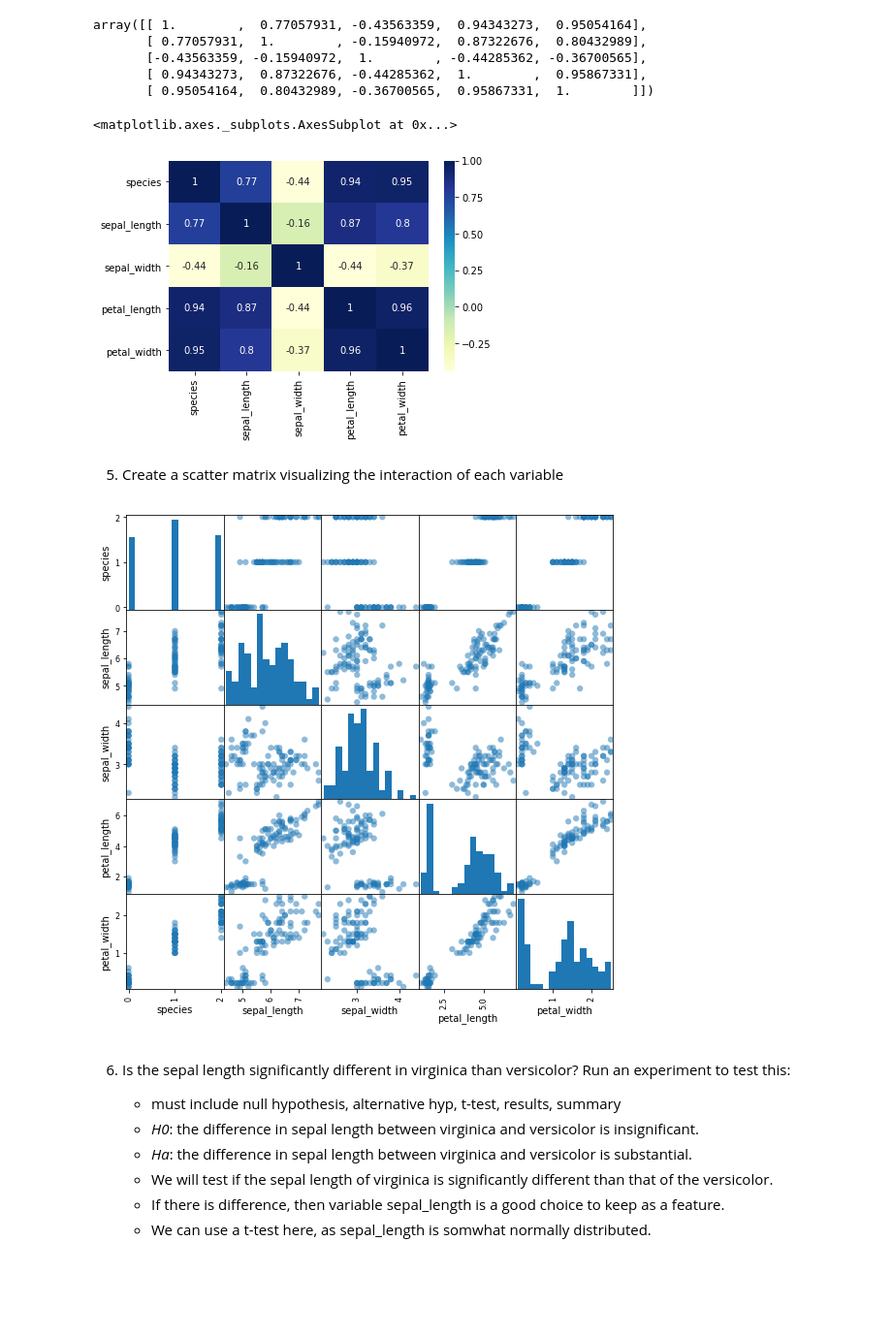
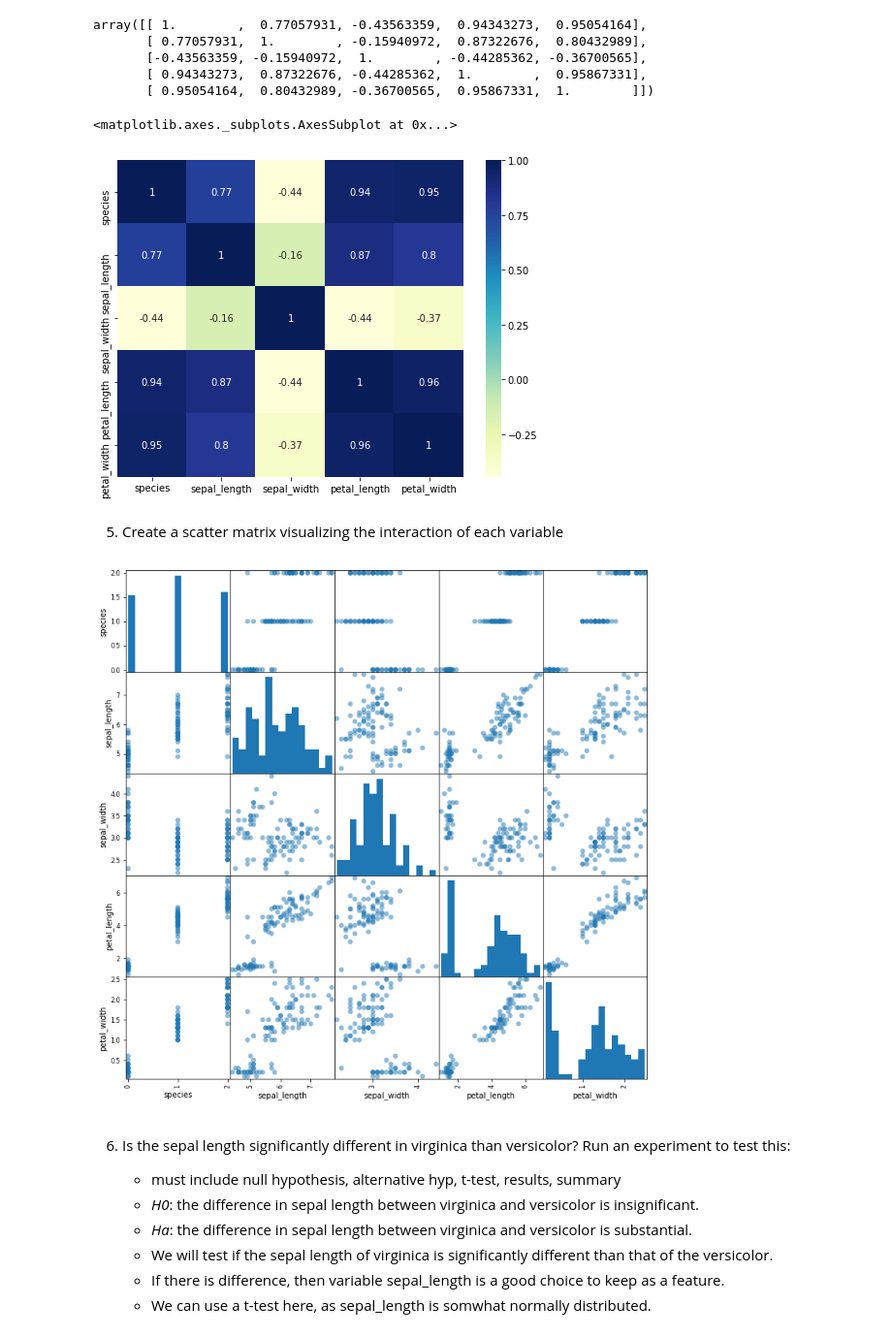
Before and after one commit to escalante-eric/ds-methodologies-exercises, a Jupyter notebook: Classification/explore.ipynb, the cells around one changed output. Shown at 97% size. Drawn from its saved outputs; the diff is of its cells as text; code cells hidden in the pictures; blank space fills up the shorter version.

```diff
--- a/Classification/explore.ipynb
+++ b/Classification/explore.ipynb
@@ -188,10 +188,12 @@ array([[ 1.        ,  0.77057931, -0.43563359,  0.94343273,  0.95054164],
        [ 0.94343273,  0.87322676, -0.44285362,  1.        ,  0.95867331],
        [ 0.95054164,  0.80432989, -0.36700565,  0.95867331,  1.        ]])
 # %%
+plt.figure(figsize=(8,6))
+
 sns.heatmap(train.corr(), annot=True, cmap="YlGnBu")
 # %% [output]
 <matplotlib.axes._subplots.AxesSubplot at 0x...>
-[figure, old version]
+[figure, new version]
 # %% [markdown]
 5. Create a scatter matrix visualizing the interaction of each variable
 # %%
@@ -202,9 +204,9 @@ cmap = cm.get_cmap('gnuplot')
 scatter = pd.scatter_matrix(
     train[['species', 'sepal_length', 'sepal_width', 'petal_length',
        'petal_width']], marker='o', s=40,
-    hist_kwds={'bins':15},  figsize=(9,9), cmap=cmap)
+    hist_kwds={'bins':15},  figsize=(12,12), cmap=cmap)
 # %% [output]
-[figure, old version]
+[figure, new version]
 # %% [markdown]
 6. Is the sepal length significantly different in virginica than versicolor? Run an experiment to test this:
 
```
Also changed, not shown: parts of 4 cells of this notebook.
